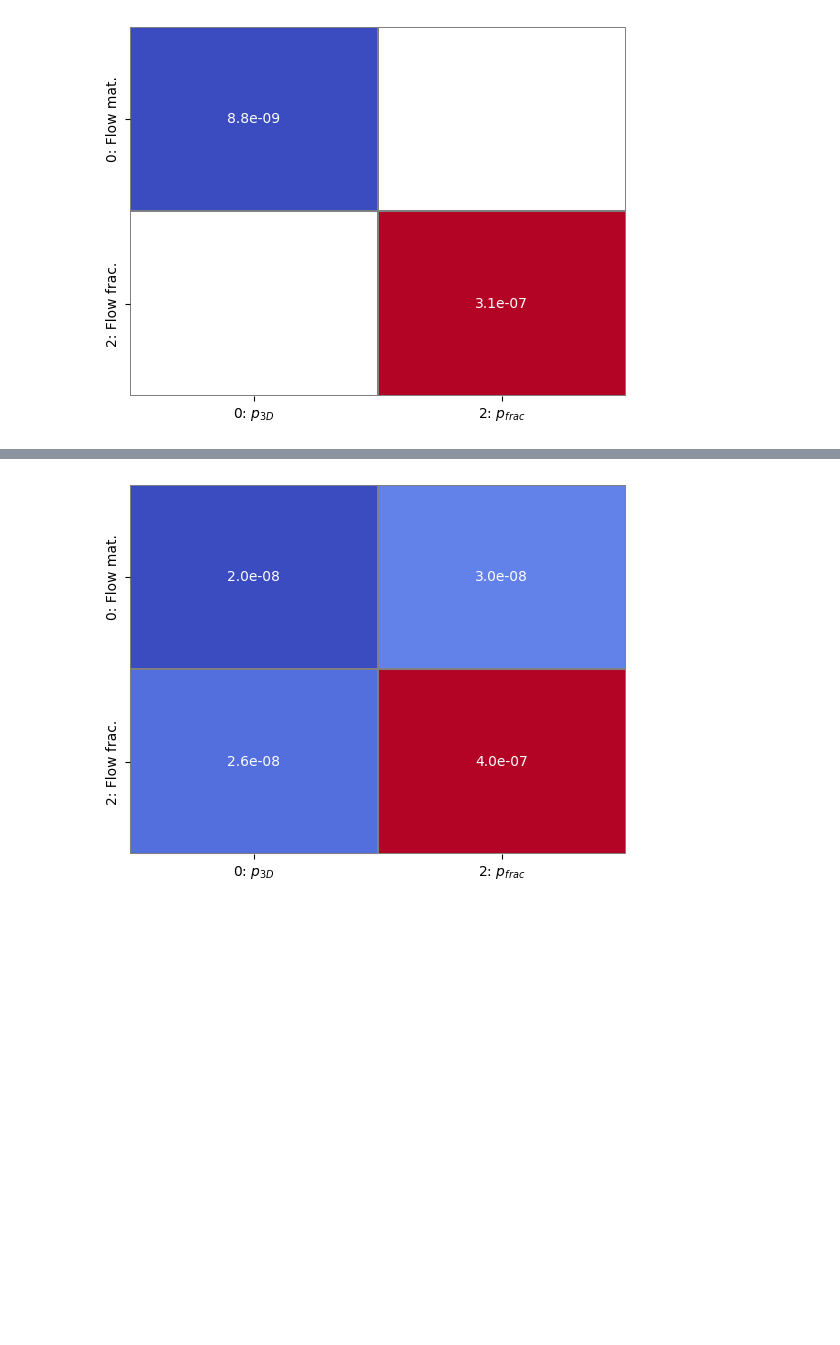
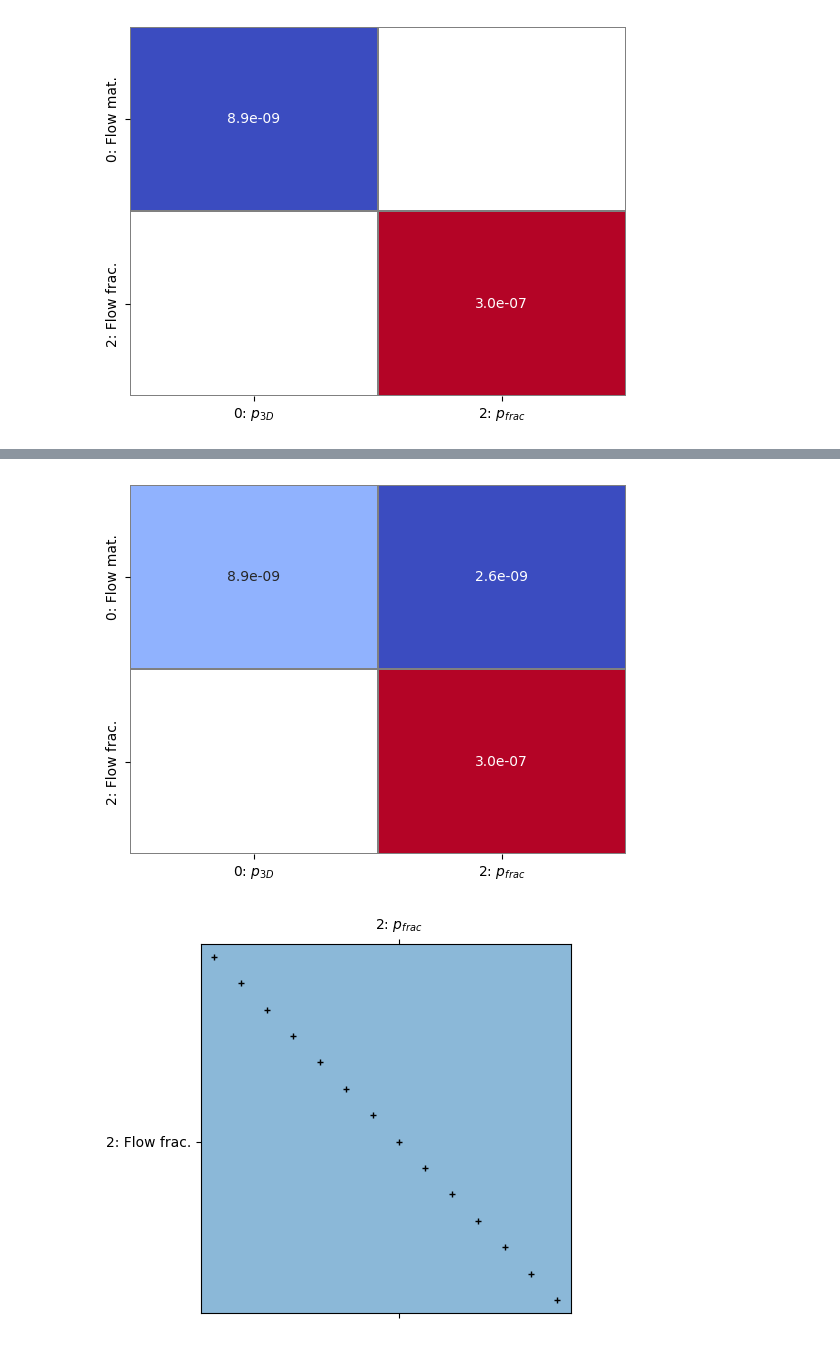
Before and after one commit to pmgbergen/FTHM-Solver, a Jupyter notebook: fpm/fixed_st.ipynb, the cells around one changed output, grey strips where cells are left out. Cells and saved outputs as stored; diff of their text form; code cells hidden in the pictures; blank space fills up the shorter version.

```diff
--- a/fpm/fixed_st.ipynb
+++ b/fpm/fixed_st.ipynb
@@ -12,11 +12,11 @@ from plot_utils import *
 
 # data = load_data("../stats/fpm_0_sticking_solver_1_numba.json")
 # data = load_data("../stats/fpm_0_sliding_solver_1_numba.json")
-# data = load_data("../stats/fpm_0_open_solver_1_numba.json")
+data = load_data("../stats/fpm_0_open_solver_1_numba.json")
 
 # data = load_data("../stats/fpm_1_sticking_solver_1_numba.json")
 # data = load_data("../stats/fpm_1_sliding_solver_1_numba.json")
-data = load_data("../stats/fpm_1_open_solver_1_numba.json")
+# data = load_data("../stats/fpm_1_open_solver_1_numba.json")
 
 # data = load_data("../stats/fpm_01_open_solver_1_numba.json")
 
@@ -603,39 +647,62 @@ J[[0,2,1,5]].plot_max()
 # %%
-def build_prec() -> BlockMatrixStorage:
+def build_prec(bmat) -> BlockMatrixStorage:
     localization_mats = assemble_localization_matrices(
         model,
-        J,
+        bmat,
         groups={
             1: "mat",
+            # 3: 'intf',
+            4: 'frac',
             5: "intf",
         },
     )
 
-    elim = [1, 5]
+    elim = [1, 5, 4]
     keep = [0, 2]
 
-    mat = J[elim].mat
+    mat = bmat[elim].mat
     J15_inv = csr_zeros(mat.shape[0])
 
     for R in localization_mats:
         j15 = R @ mat @ R.T
         j15_inv = inv(j15)
         J15_inv += R.T @ j15_inv @ R
 
-    Jek = J[elim, keep].mat
-    Jke = J[keep, elim].mat
-    stab = J[keep].copy()
+    Jek = bmat[elim, keep].mat
+    Jke = bmat[keep, elim].mat
+    stab = bmat[keep].copy()
     stab.mat = - Jke @ J15_inv @ Jek
 
     # stab[0, 0] = stab[0, 0].mat + get_fixed_stress_stabilization(model)
-    stab.mat += get_fixed_stress_stabilization_nd_new(model, J)
+
+    J2 = stab[[2], keep].mat
+    not_open = np.logical_not(open_)
+    assert (J2[not_open].data.size == 0), 'this matches the true inverse'
+    # J2[not_open] = 0
+    # stab[[2], keep] = J2
+
+    stab.mat += get_fixed_stress_stabilization_nd_new(model, bmat)
+
+    # fs = stab.copy()
+    # fs.mat = get_fixed_stress_stabilization_nd_new(model, J)
+    # stab[0,0] = fs[0,0]
+    # stab[0,2] = 0
+
+    # stab[0, 2] = 0
+    # stab[2, 0] = 0
 
     return stab
 
 
-tmp = build_prec()
-tmp.plot_max()
+
+J_stabilized = J.copy()
+J_stabilized[4, 4] = make_J44_inv_bdiag(model, J)
+
+tmp = build_prec(J_stabilized)
+tmp.plot_max(); plt.show()
+tmp[2, 2].color_spy()
 # %% [output]
-[figure, old version]
+[figure, new version]
+[figure, added]
 # %%
 schema = SolveSchema(
```
Also changed, not shown: parts of 37 cells of this notebook, 3 other files.
